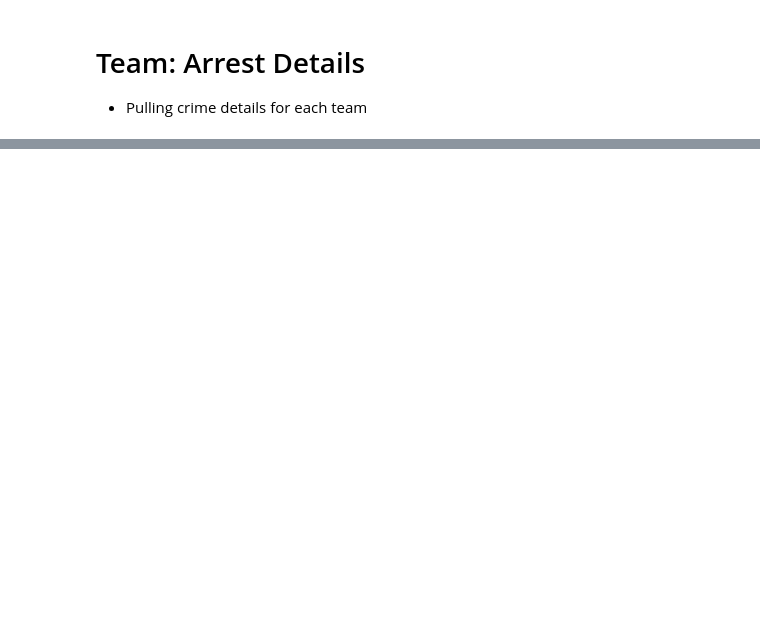
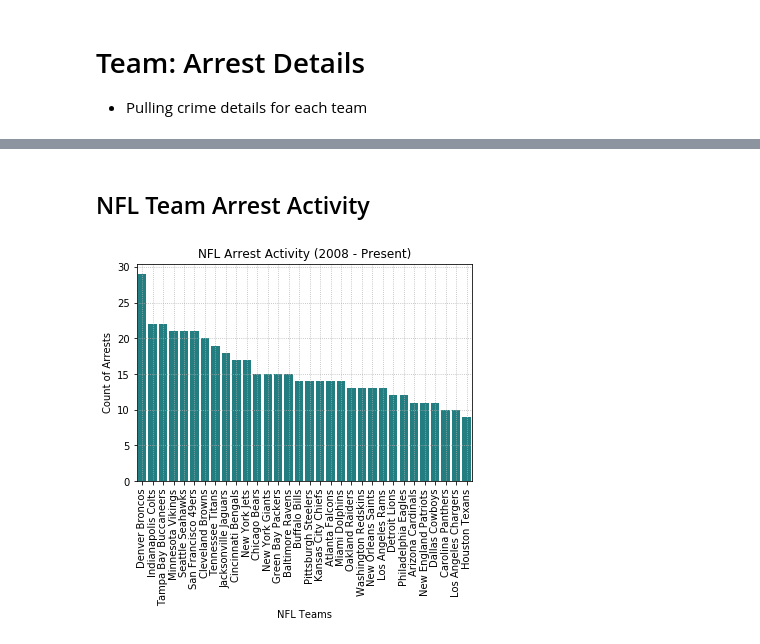
Before and after one commit to risatino/project-seadogs, a Jupyter notebook: player_team_arrest_details.ipynb, the cells around one changed output, grey strips where cells are left out. Cells and saved outputs as stored; diff of their text form; code cells hidden in the pictures; blank space fills up the shorter version.

Commit message:
Cleaned up branch and built graphs

```diff
--- a/player_team_arrest_details.ipynb
+++ b/player_team_arrest_details.ipynb
@@ -141,0 +117,23 @@ plt.show()
+# %% [markdown]
+## NFL Team Arrest Activity
+# %%
+# develop dataframe to plot overall NFL Crime type/count
+team_crime_count = team_arrest_details_df.groupby(['Team Name']).count()
+team_crime_count = team_crime_count['Crime Category']
+team_crime_count = pd.DataFrame(team_crime_count)
+team_crime_count = team_crime_count.rename(columns={'Crime Category':'Count'})
+
+team_crime_count.sort_values(by='Count', ascending=False, inplace=True)
+team_crime_count = team_crime_count.reset_index(inplace=False)
+
+# plot the total crime activity from 2008 in the NFL
+sns.barplot(x=team_crime_count['Team Name'], y=team_crime_count["Count"], color='#138D91')
+plt.title("NFL Arrest Activity (2008 - Present)")
+plt.ylabel("Count of Arrests")
+plt.xlabel("NFL Teams")
+plt.xticks(rotation=90)
+plt.grid(linestyle='dotted')
+plt.savefig("NFL_Arrest_Activity.png")
+plt.show()
+# %% [output]
+[figure, added]
```
Also changed, not shown: parts of 10 cells of this notebook, 13 other files.
